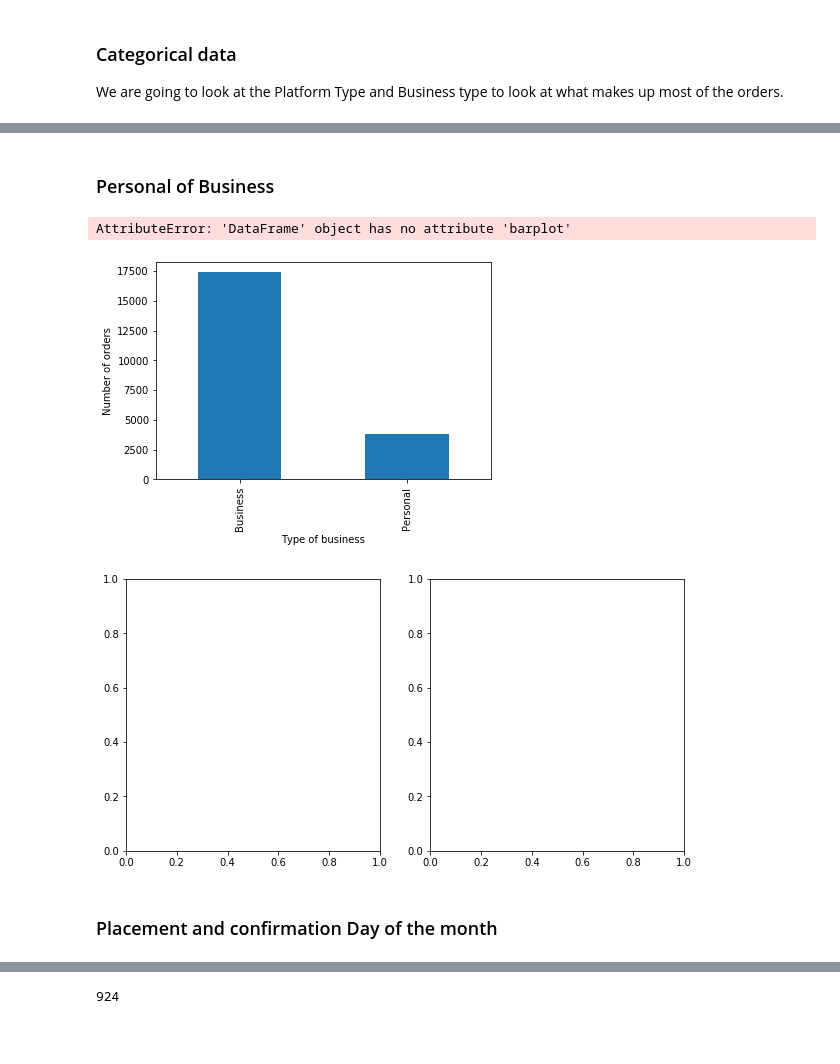
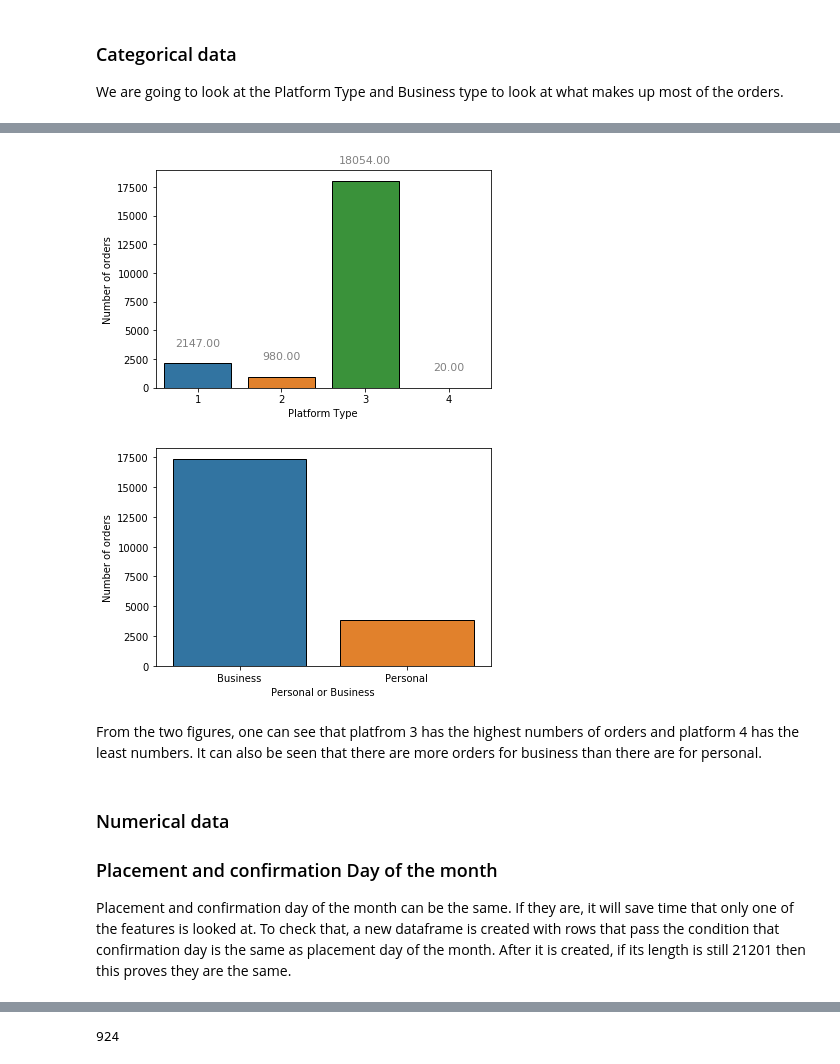
Before and after one commit to Team24-Regression/Regression_Predict_Package, a Jupyter notebook: regression_notebook_tsheg.ipynb, the cells around one changed output, grey strips where cells are left out. Cells and saved outputs as stored; diff of their text form; code cells hidden in the pictures; blank space fills up the shorter version.

```diff
--- a/regression_notebook_tsheg.ipynb
+++ b/regression_notebook_tsheg.ipynb
@@ -200,20 +219,21 @@ plt.show()
-# %% [markdown]
-### Personal of Business
-# %%
-pd.value_counts(Train_df['Personal or Business']).plot.bar()
-plt.xlabel('Type of business')
-plt.ylabel('Number of orders')
-
-fig, axes = plt.subplots(1, 2,figsize=(10,5))
-
-Train_df.barplot('Personal or Business', ax=axes[0],grid=False,figsize=(10,5),edgecolor='black')
-
-Train_df.barplot('Platform Type',  ax=axes[1],grid=False,figsize=(10,5),edgecolor='black')
-axes[0].set(xlabel="Temperature", ylabel="Number of orders")
-axes[1].set(xlabel="Precipitation in milimeters", ylabel="Number of orders")
-# %% [output]
-AttributeError: 'DataFrame' object has no attribute 'barplot'
-[figure, removed]
-[figure, removed]
-# %% [markdown]
-### Placement and confirmation Day of the month
+# %%
+ax=sns.countplot(x='Platform Type', data=Train_df)
+ax.set(xlabel='Platform Type', ylabel='Number of orders')
+for p in ax.patches:
+             ax.annotate("%.2f" % p.get_height(), (p.get_x() + p.get_width() / 2., p.get_height()),
+                 ha='center', va='center', fontsize=11, color='gray', xytext=(0, 20),
+                 textcoords='offset points')
+
+plt.show()
+ax=sns.countplot(x='Personal or Business', data=Train_df)
+ax.set(xlabel='Personal or Business', ylabel='Number of orders')
+plt.show()
+# %% [output]
+[figure, added]
+[figure, added]
+# %% [markdown]
+From the two figures, one can see that platfrom 3 has the highest numbers of orders and platform 4 has the least numbers. It can also be seen that there are more orders for business than there are for personal.
+# %% [markdown]
+### Numerical data
+### Placement and confirmation Day of the month
+Placement and confirmation day of the month can be the same. If they are, it will save time that only one of the features is looked at. To check that, a new dataframe is created with rows that pass the condition that confirmation day is the same as placement day of the month. After it is created, if its length is still 21201 then this proves they are the same.
```
Also changed, not shown: parts of 28 cells of this notebook.
